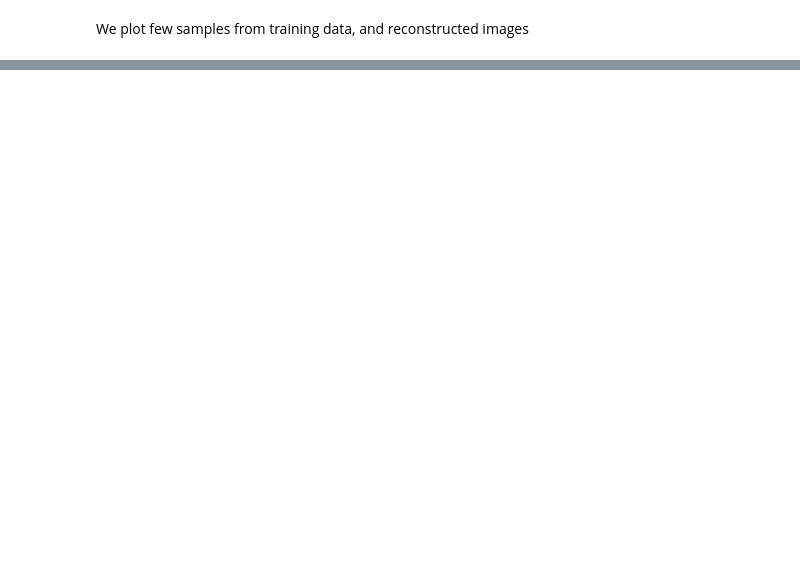
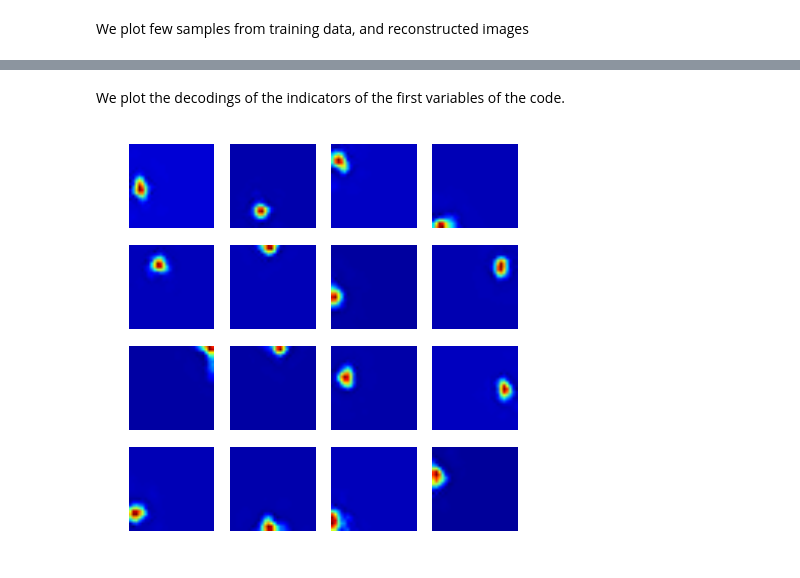
Before and after one commit to ctiennot/graphConvNet, a Jupyter notebook: notebooks/5_mnist_autoencoder.ipynb, the cells around one changed output, grey strips where cells are left out. Cells and saved outputs as stored; diff of their text form; code cells hidden in the pictures; blank space fills up the shorter version.

```diff
--- a/notebooks/5_mnist_autoencoder.ipynb
+++ b/notebooks/5_mnist_autoencoder.ipynb
@@ -592,0 +582,17 @@ for i in range(sample.shape[0]):
+# %% [markdown]
+We plot the decodings of the indicators of the first variables of the code.
+# %%
+nb = 4
+fig = plt.figure(figsize=(5,5))
+
+for i in range(nb*nb):
+    ax = fig.add_subplot(nb, nb, i+1)
+    ax.axis('off')
+    a = numpy.zeros([1,1,67])
+    a[0,0,i] = 1
+    b = y9.eval(feed_dict={y4p:a})
+    plt.imshow(numpy.reshape(b,[28,28]))
+plt.savefig('code.pdf')
+plt.show()
+# %% [output]
+[figure, added]
```
Also changed, not shown: parts of 7 cells of this notebook, 4 other files.
